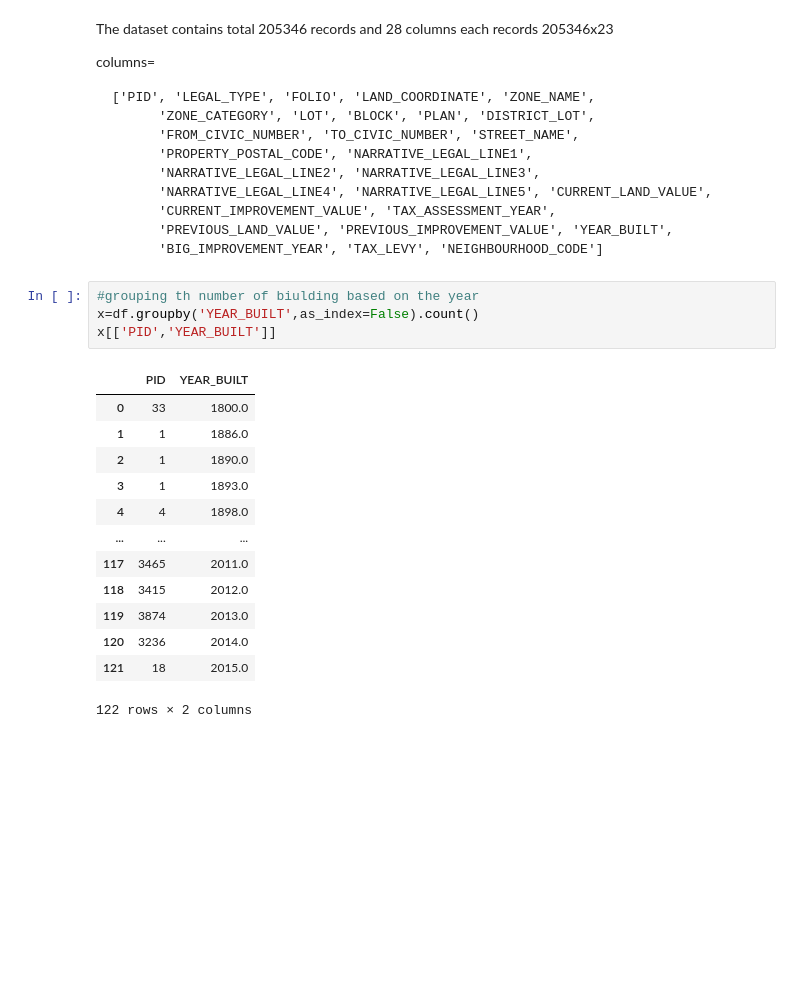
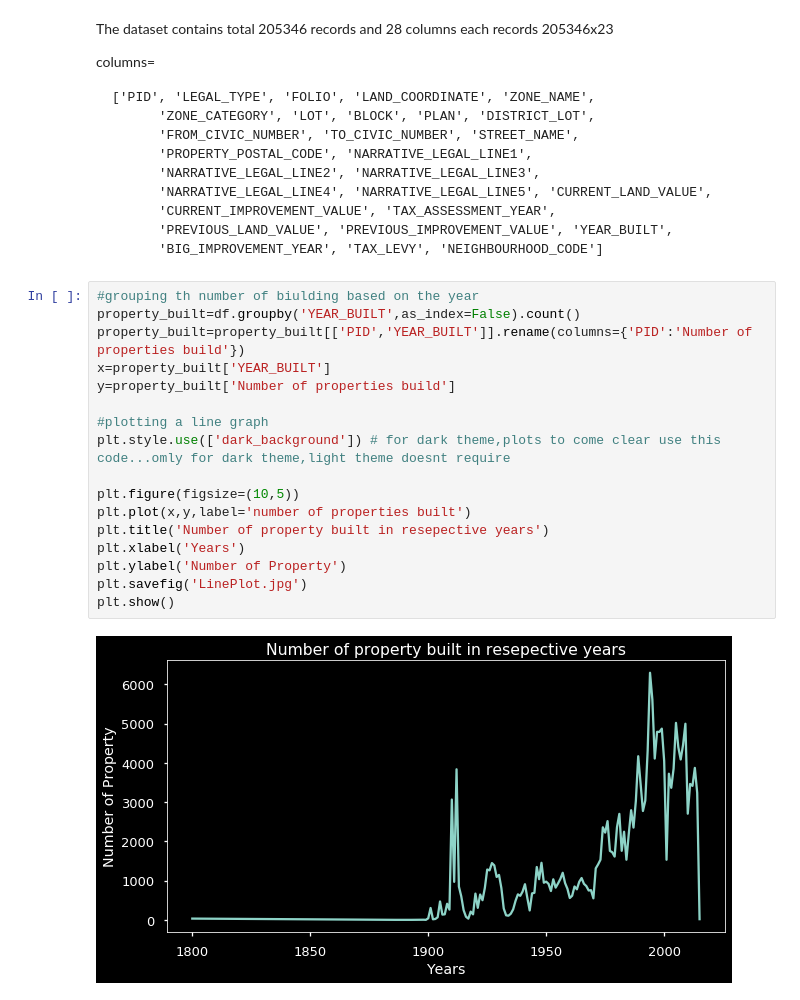
Before and after one commit to mrinaligupta255/Python-Libraries-for-Data-Science, a Jupyter notebook: matplotlib_for_data_science.ipynb, the cells around one changed output. Saved outputs shown, nothing was run; the diff lists cells and outputs as text; blank space fills up the shorter version.

```diff
--- a/matplotlib_for_data_science.ipynb
+++ b/matplotlib_for_data_science.ipynb
@@ -53,21 +53,22 @@ columns=
           'CURRENT_IMPROVEMENT_VALUE', 'TAX_ASSESSMENT_YEAR',
           'PREVIOUS_LAND_VALUE', 'PREVIOUS_IMPROVEMENT_VALUE', 'YEAR_BUILT',
           'BIG_IMPROVEMENT_YEAR', 'TAX_LEVY', 'NEIGHBOURHOOD_CODE']
-# %%
-#grouping th number of biulding based on the year
-x=df.groupby('YEAR_BUILT',as_index=False).count()
-x[['PID','YEAR_BUILT']]
-# %% [output]
-|  | PID | YEAR_BUILT |
-| 0 | 33 | 1800.0 |
-| 1 | 1 | 1886.0 |
-| 2 | 1 | 1890.0 |
-| 3 | 1 | 1893.0 |
-| 4 | 4 | 1898.0 |
-| ... | ... | ... |
-| 117 | 3465 | 2011.0 |
-| 118 | 3415 | 2012.0 |
-| 119 | 3874 | 2013.0 |
-| 120 | 3236 | 2014.0 |
-| 121 | 18 | 2015.0 |
-122 rows × 2 columns
+# %%
+#grouping th number of biulding based on the year
+property_built=df.groupby('YEAR_BUILT',as_index=False).count()
+property_built=property_built[['PID','YEAR_BUILT']].rename(columns={'PID':'Number of properties build'})
+x=property_built['YEAR_BUILT']
+y=property_built['Number of properties build']
+
+#plotting a line graph
+plt.style.use(['dark_background']) # for dark theme,plots to come clear use this code...omly for dark theme,light theme doesnt require
+
+plt.figure(figsize=(10,5))
+plt.plot(x,y,label='number of properties built')
+plt.title('Number of property built in resepective years')
+plt.xlabel('Years')
+plt.ylabel('Number of Property')
+plt.savefig('LinePlot.jpg')
+plt.show()
+# %% [output]
+[figure, added]
```
